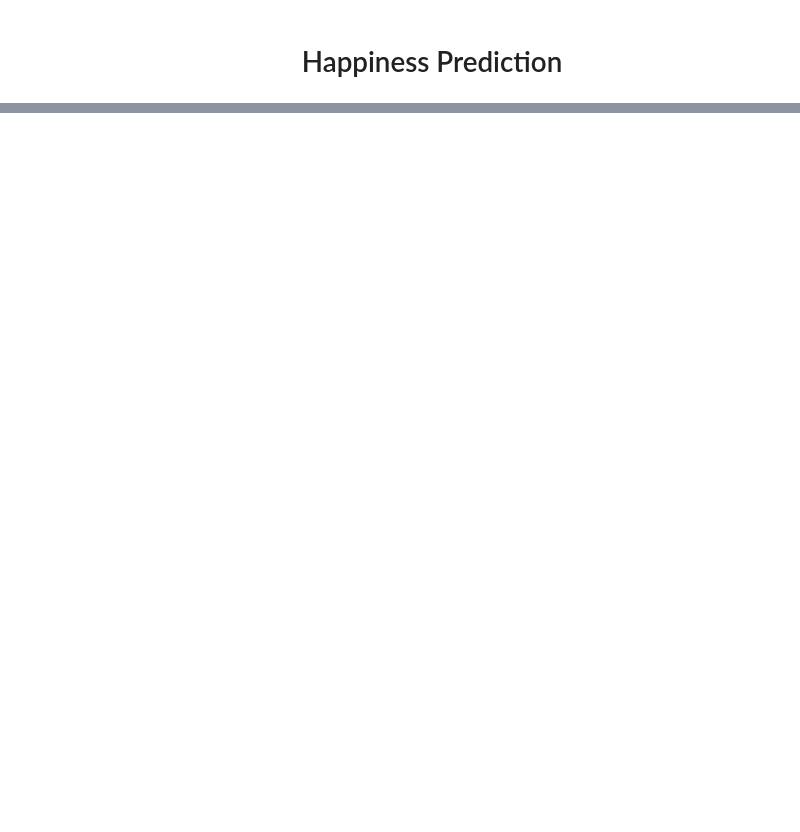
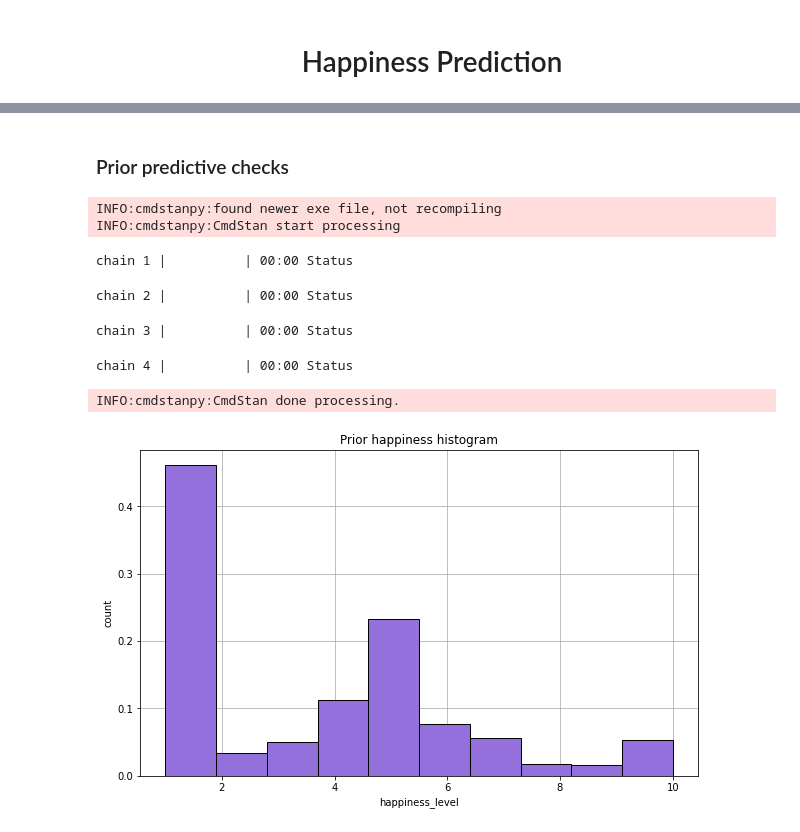
Before and after one commit to SwieciloM/Data-Analytics-Laboratory, a Jupyter notebook: Final project/main.ipynb, the cells around one changed output, grey strips where cells are left out. Cells and saved outputs as stored; diff of their text form; code cells hidden in the pictures; blank space fills up the shorter version.

```diff
--- a/Final project/main.ipynb
+++ b/Final project/main.ipynb
@@ -222,0 +169,38 @@ display(df_res)
+# %% [markdown]
+### Prior predictive checks
+# %%
+m1_ppc = CmdStanModel(stan_file='stan_files/model1_ppc.stan')
+
+rng_num =  np.random.randint(low=0, high=100)
+
+d = {'K' : 10,
+     'y' : life_satisfaction[rng_num],
+     'neigh_sat' : neighborhood_satisfaction[rng_num],
+     'hous_sat' : housing_satisfaction[rng_num],
+     'com_even_avail' : community_events_availability[rng_num],
+     'sen_of_sec' : sense_of_security[rng_num],
+     'ann_hous_inc' : annual_household_income[rng_num],
+     'liv_with_child' : living_with_children[rng_num],
+     'is_disabled' : is_disabled[rng_num]}
+
+# Compilation of model1_ppc.stan and get 1000 samples for 4 chains
+samples = m1_ppc.sample(data=d, fixed_param=True, iter_sampling=1000, chains=4)
+
+ppc_happy = samples.stan_variable('happy').flatten()
+plt.figure(figsize=(10, 6))
+x, y = np.unique(life_satisfaction, return_counts=True)
+plt.hist(ppc_happy, align='mid', density=True, label='predicted', color='mediumpurple', edgecolor="black", zorder=2)
+plt.title("Prior happiness histogram")
+plt.xlabel("happiness_level")
+plt.ylabel("count")
+plt.grid(zorder=0)
+plt.show()
+# %% [output]
+INFO:cmdstanpy:found newer exe file, not recompiling
+INFO:cmdstanpy:CmdStan start processing
+chain 1 |          | 00:00 Status
+chain 2 |          | 00:00 Status
+chain 3 |          | 00:00 Status
+chain 4 |          | 00:00 Status
+INFO:cmdstanpy:CmdStan done processing.
+[figure, added]
```
Also changed, not shown: parts of 69 cells of this notebook, 27 other files.
